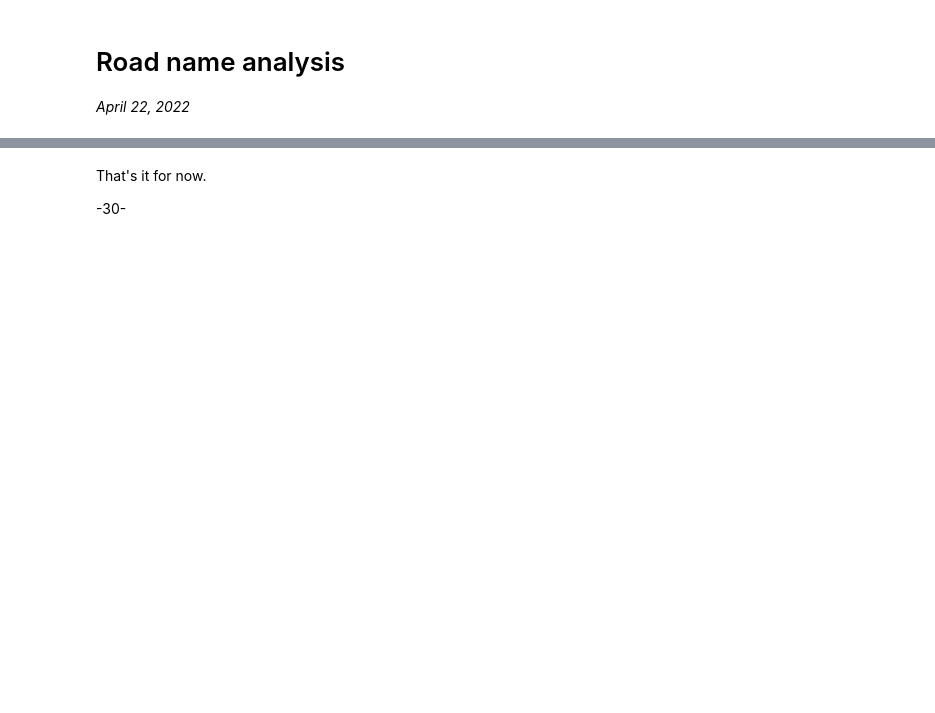
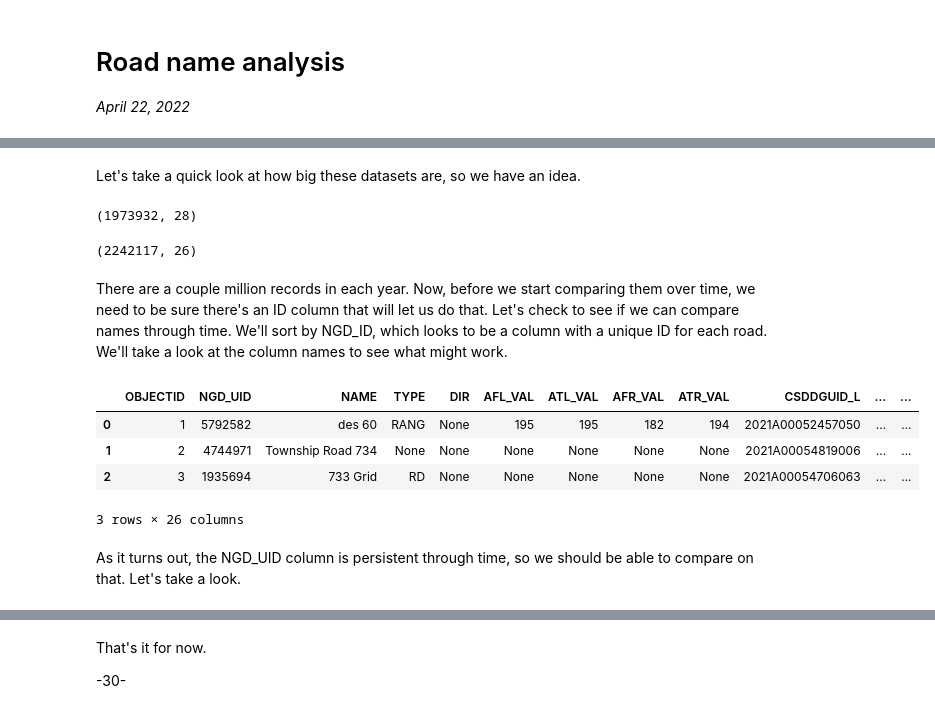
Before and after one commit to dexmcmillan/cbc-roadnames, a Jupyter notebook: 20220422-ROADNAMES.ipynb, the cells around one changed output, grey strips where cells are left out. Cells and saved outputs as stored; diff of their text form; code cells hidden in the pictures; blank space fills up the shorter version.

```diff
--- a/20220422-ROADNAMES.ipynb
+++ b/20220422-ROADNAMES.ipynb
@@ -60,0 +26,25 @@ cx.add_basemap(fig)
+# %%
+raw_2011 = geopandas.read_file("https://www12.statcan.gc.ca/census-recensement/2011/geo/RNF-FRR/files-fichiers/grnf000r11a_e.zip")
+# %%
+raw_2021 = geopandas.read_file("https://www12.statcan.gc.ca/census-recensement/2021/geo/sip-pis/RNF-FRR/files-fichiers/lrnf000r21a_e.zip")
+# %% [markdown]
+Let's take a quick look at how big these datasets are, so we have an idea.
+# %%
+display(raw_2011.shape)
+display(raw_2021.shape)
+# %% [output]
+(1973932, 28)
+(2242117, 26)
+# %% [markdown]
+There are a couple million records in each year. Now, before we start comparing them over time, we need to be sure there's an ID column that will let us do that. Let's check to see if we can compare names through time. We'll sort by NGD_ID, which looks to be a column with a unique ID for each road. We'll take a look at the column names to see what might work.
+# %%
+raw_2011.head(3)
+raw_2021.head(3)
+# %% [output]
+|  | OBJECTID | NGD_UID | NAME | TYPE | DIR | AFL_VAL | ATL_VAL | AFR_VAL | ATR_VAL | CSDDGUID_L | ... | ... |
+| 0 | 1 | 5792582 | des 60 | RANG | None | 195 | 195 | 182 | 194 | 2021A00052457050 | ... | ... |
+| 1 | 2 | 4744971 | Township Road 734 | None | None | None | None | None | None | 2021A00054819006 | ... | ... |
+| 2 | 3 | 1935694 | 733 Grid | RD | None | None | None | None | None | 2021A00054706063 | ... | ... |
+3 rows × 26 columns
+# %% [markdown]
+As it turns out, the NGD_UID column is persistent through time, so we should be able to compare on that. Let's take a look.
```
Also changed, not shown: parts of 61 cells of this notebook.
